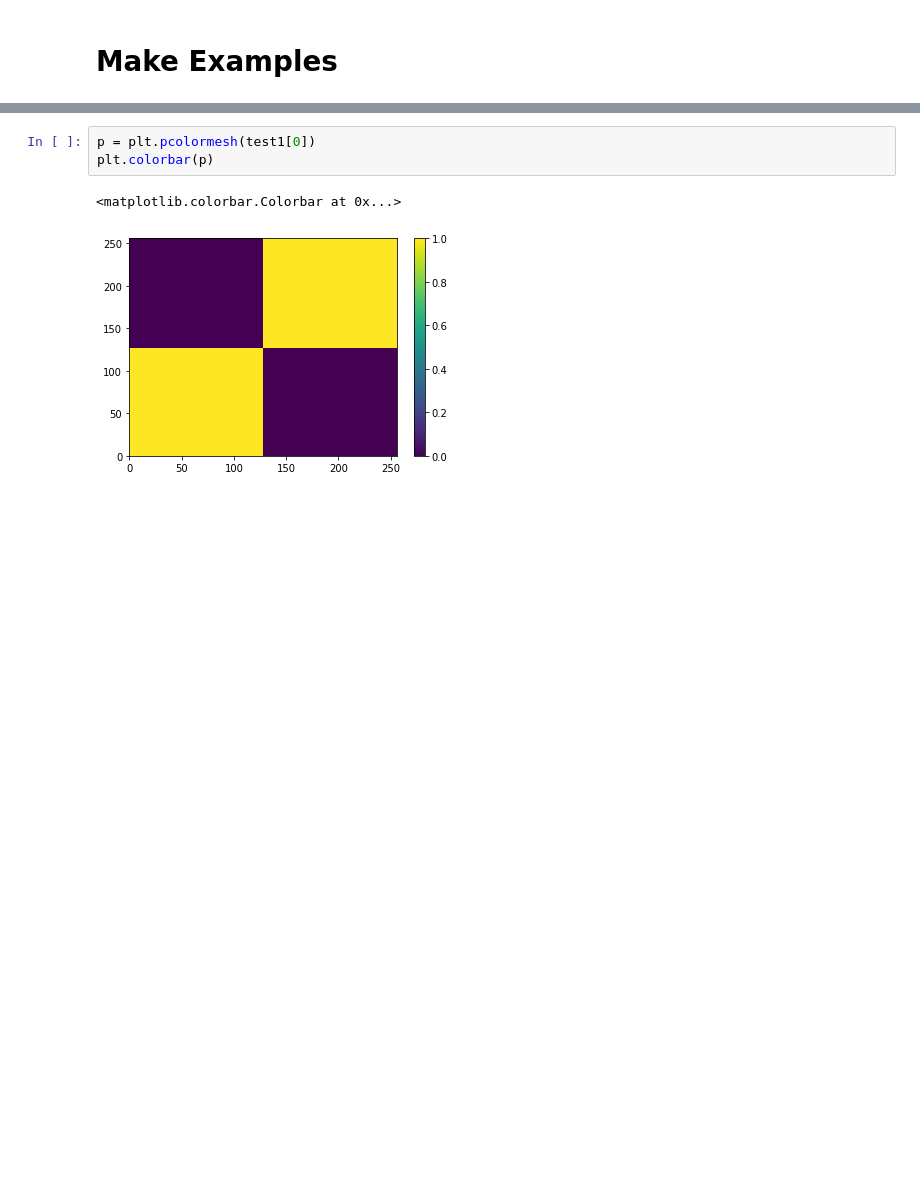
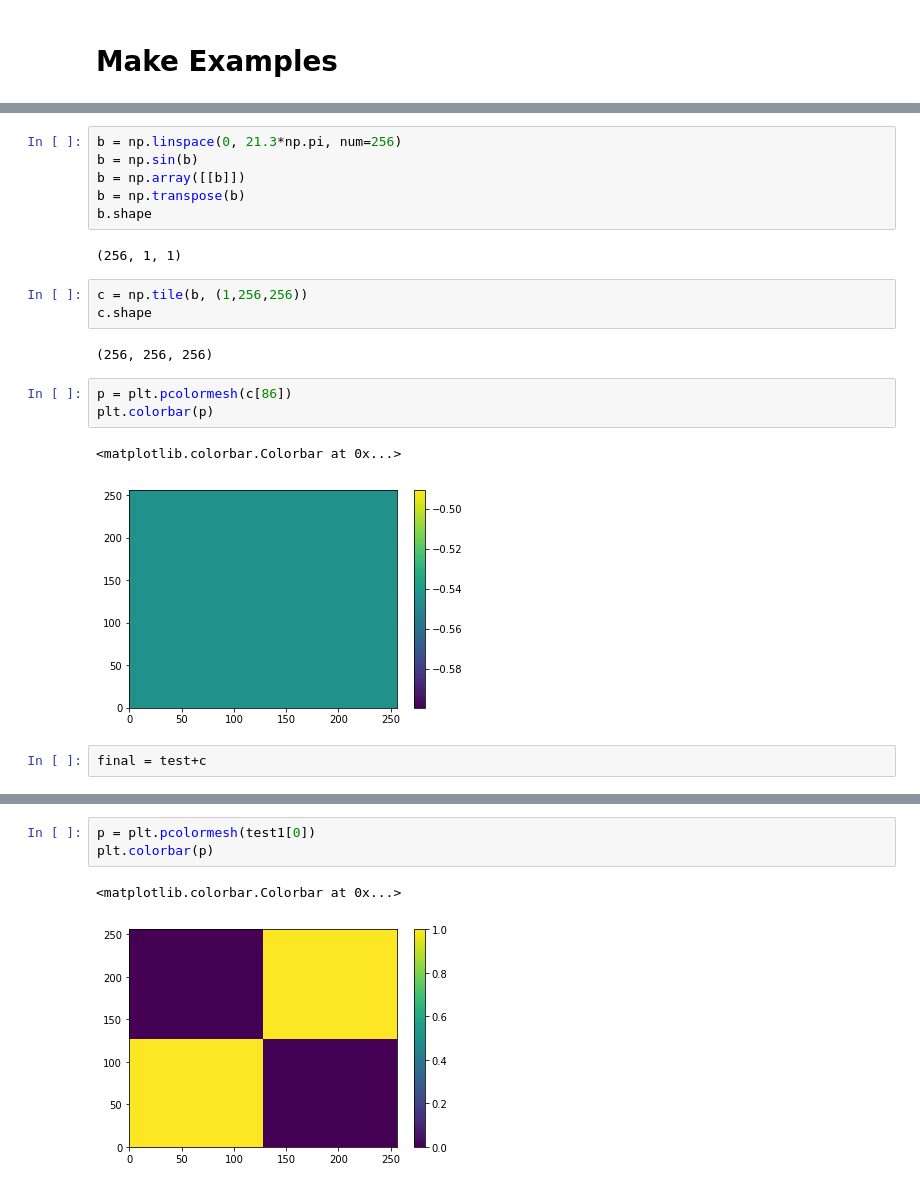
Before and after one commit to derekdesantis/climate, a Jupyter notebook: Generate_Tests.ipynb, the cells around one changed output, grey strips where cells are left out. Cells and saved outputs as stored; diff of their text form; blank space fills up the shorter version.

```diff
--- a/Generate_Tests.ipynb
+++ b/Generate_Tests.ipynb
@@ -287,0 +330,21 @@ test1 = np.kron([[1, 0] * 1, [0, 1] * 1] * 1, np.ones((256, 128,128)))
+# %%
+b = np.linspace(0, 21.3*np.pi, num=256)
+b = np.sin(b)
+b = np.array([[b]])
+b = np.transpose(b)
+b.shape
+# %% [output]
+(256, 1, 1)
+# %%
+c = np.tile(b, (1,256,256))
+c.shape
+# %% [output]
+(256, 256, 256)
+# %%
+p = plt.pcolormesh(c[86])
+plt.colorbar(p)
+# %% [output]
+<matplotlib.colorbar.Colorbar at 0x...>
+[figure, added]
+# %%
+final = test+c
```
Also changed, not shown: parts of 51 cells of this notebook, 6 other files.
